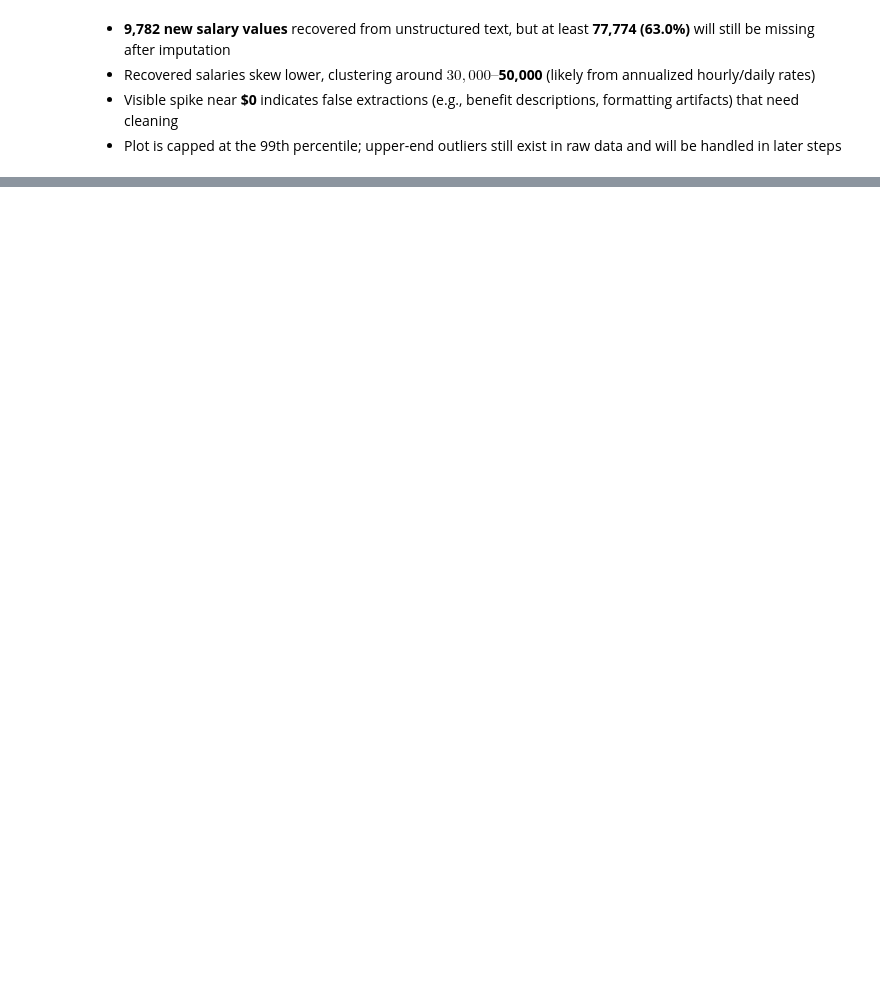
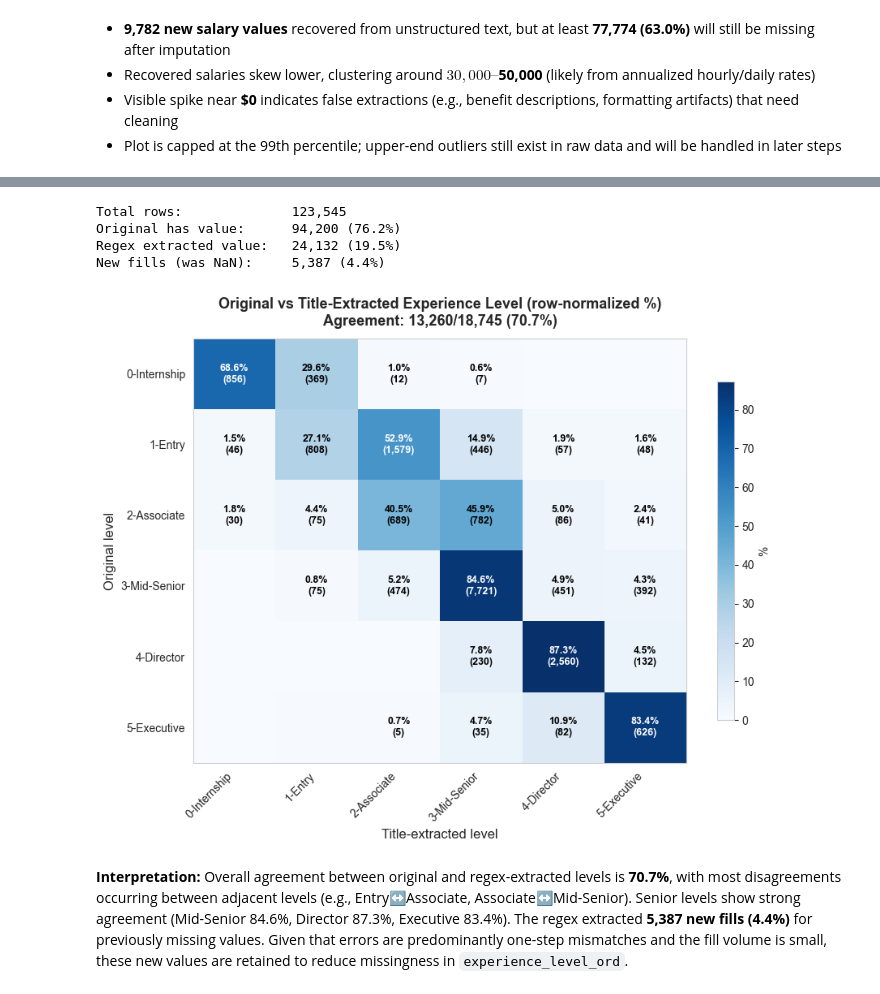
Before and after one commit to ognjenvujovic04/job-intelligence, a Jupyter notebook: notebooks/2.0-ov-feature-engineering.ipynb, the cells around one changed output, grey strips where cells are left out. Saved outputs shown, nothing was run; the diff lists cells and outputs as text; code cells hidden in the pictures; blank space fills up the shorter version.

```diff
--- a/notebooks/2.0-ov-feature-engineering.ipynb
+++ b/notebooks/2.0-ov-feature-engineering.ipynb
@@ -298,0 +581,75 @@ Estimated Missing After Imputation: 77,774 (63.0%)
+# %%
+# ── Apply extraction to all rows for comparison ──
+
+df_fe['title_experience_extracted'] = df_fe['title'].apply(extract_experience_from_title)
+
+total = len(df_fe)
+extracted_count = df_fe['title_experience_extracted'].notna().sum()
+original_count = df_fe['experience_level_ord'].notna().sum()
+
+# rows where original is NaN but regex found something
+new_fills = df_fe['experience_level_ord'].isna() & df_fe['title_experience_extracted'].notna()
+new_fill_counts = df_fe.loc[new_fills, 'title_experience_extracted'].value_counts().sort_index()
+
+level_names = {3: 'Mid-Senior', 4: 'Director', 5: 'Executive'}
+
+print(f"Total rows:              {total:,}")
+print(f"Original has value:      {original_count:,} ({original_count/total*100:.1f}%)")
+print(f"Regex extracted value:   {extracted_count:,} ({extracted_count/total*100:.1f}%)")
+print(f"New fills (was NaN):     {new_fills.sum():,} ({new_fills.sum()/total*100:.1f}%)")
+# %% [output]
+Total rows:              123,545
+Original has value:      94,200 (76.2%)
+Regex extracted value:   24,132 (19.5%)
+New fills (was NaN):     5,387 (4.4%)
+# %%
+# ── Confusion heatmap: original (rows) vs extracted (cols) ──
+
+level_names = {0: 'Internship', 1: 'Entry', 2: 'Associate',
+               3: 'Mid-Senior', 4: 'Director', 5: 'Executive'}
+
+both_exist = df_fe['experience_level_ord'].notna() & df_fe['title_experience_extracted'].notna()
+df_both = df_fe.loc[both_exist, ['title', 'experience_level_ord', 'title_experience_extracted']].copy()
+df_both['match'] = df_both['experience_level_ord'] == df_both['title_experience_extracted']
+
+n_both = len(df_both)
+n_match = df_both['match'].sum()
+
+ct = pd.crosstab(
+    df_both['experience_level_ord'].map(lambda x: f"{int(x)}-{level_names[int(x)]}"),
+    df_both['title_experience_extracted'].map(lambda x: f"{int(x)}-{level_names[int(x)]}"),
+)
+ct_norm = ct.div(ct.sum(axis=1), axis=0) * 100
+
+fig, ax = plt.subplots(figsize=(9, 7))
+im = ax.imshow(ct_norm.values, cmap='Blues', aspect='auto')
+
+ax.grid(False)
+ax.set_xticks(range(len(ct_norm.columns)))
+ax.set_yticks(range(len(ct_norm.index)))
+ax.set_xticklabels(ct_norm.columns, rotation=45, ha='right', fontsize=10)
+ax.set_yticklabels(ct_norm.index, fontsize=10)
+ax.set_xlabel('Title-extracted level', fontsize=12)
+ax.set_ylabel('Original level', fontsize=12)
+
+for i in range(len(ct_norm.index)):
+    for j in range(len(ct_norm.columns)):
+        val = ct_norm.values[i, j]
+        count = ct.values[i, j]
+        if val > 0.5:
+            color = 'white' if val > 50 else 'black'
+            ax.text(j, i, f'{val:.1f}%\n({count:,})', ha='center', va='center',
+                    fontsize=9, fontweight='bold', color=color)
+
+fig.colorbar(im, ax=ax, label='%', shrink=0.8)
+ax.set_title(
+    f'Original vs Title-Extracted Experience Level (row-normalized %)\n'
+    f'Agreement: {n_match:,}/{n_both:,} ({n_match/n_both*100:.1f}%)',
+    fontsize=13, fontweight='bold', pad=12
+)
+plt.tight_layout()
+plt.show()
+# %% [output]
+[figure, added]
+# %% [markdown]
+**Interpretation:** Overall agreement between original and regex-extracted levels is **70.7%**, with most disagreements occurring between adjacent levels (e.g., Entry↔Associate, Associate↔Mid-Senior). Senior levels show strong agreement (Mid-Senior 84.6%, Director 87.3%, Executive 83.4%). The regex extracted **5,387 new fills (4.4%)** for previously missing values. Given that errors are predominantly one-step mismatches and the fill volume is small, these new values are retained to reduce missingness in `experience_level_ord`.
```
Also changed, not shown: parts of 20 cells of this notebook.
